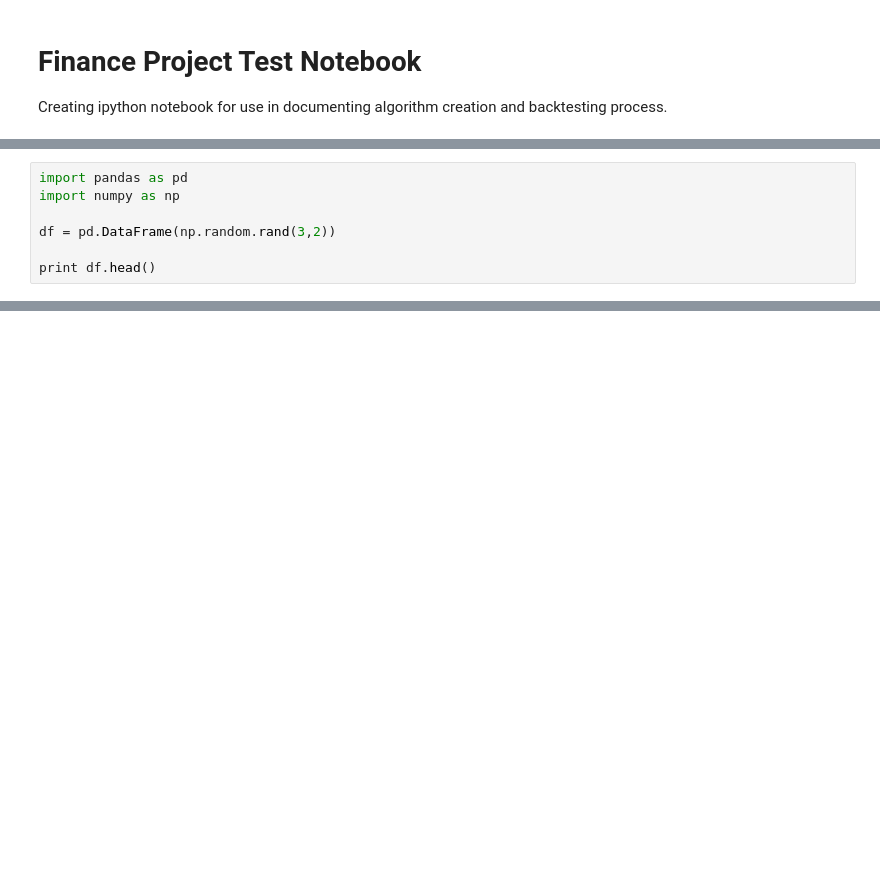
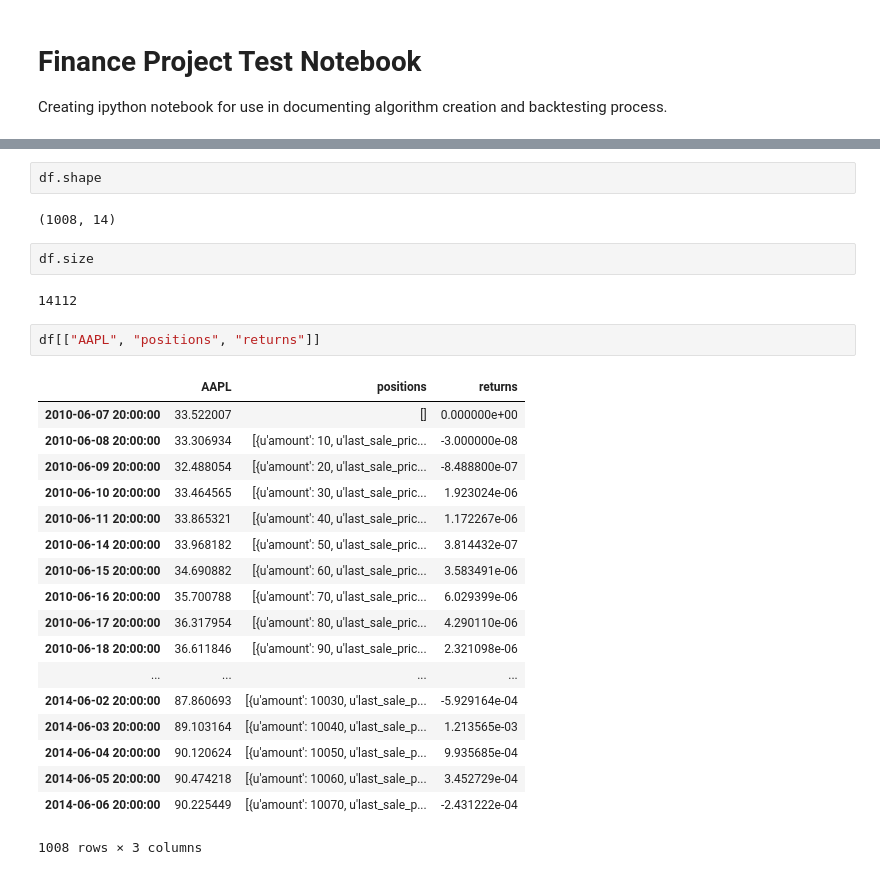
Before and after one commit to kushthaker/flask-app, a Jupyter notebook: Finance_Project.ipynb, the cells around one changed output, grey strips where cells are left out. Drawn from its saved outputs; the diff is of its cells as text; blank space fills up the shorter version.

```diff
--- a/Finance_Project.ipynb
+++ b/Finance_Project.ipynb
@@ -9,7 +4,0 @@ hello_world
-# %%
-import pandas as pd
-import numpy as np
-
-df = pd.DataFrame(np.random.rand(3,2))
-
-print df.head()
@@ -27,0 +35,29 @@ df.apply(lambda x: x ** 2, axis=0)
+# %%
+df.shape
+# %% [output]
+(1008, 14)
+# %%
+df.size
+# %% [output]
+14112
+# %%
+df[["AAPL", "positions", "returns"]]
+# %% [output]
+|  | AAPL | positions | returns |
+| 2010-06-07 20:00:00 | 33.522007 | [] | 0.000000e+00 |
+| 2010-06-08 20:00:00 | 33.306934 | [{u'amount': 10, u'last_sale_pric... | -3.000000e-08 |
+| 2010-06-09 20:00:00 | 32.488054 | [{u'amount': 20, u'last_sale_pric... | -8.488800e-07 |
+| 2010-06-10 20:00:00 | 33.464565 | [{u'amount': 30, u'last_sale_pric... | 1.923024e-06 |
+| 2010-06-11 20:00:00 | 33.865321 | [{u'amount': 40, u'last_sale_pric... | 1.172267e-06 |
+| 2010-06-14 20:00:00 | 33.968182 | [{u'amount': 50, u'last_sale_pric... | 3.814432e-07 |
+| 2010-06-15 20:00:00 | 34.690882 | [{u'amount': 60, u'last_sale_pric... | 3.583491e-06 |
+| 2010-06-16 20:00:00 | 35.700788 | [{u'amount': 70, u'last_sale_pric... | 6.029399e-06 |
+| 2010-06-17 20:00:00 | 36.317954 | [{u'amount': 80, u'last_sale_pric... | 4.290110e-06 |
+| 2010-06-18 20:00:00 | 36.611846 | [{u'amount': 90, u'last_sale_pric... | 2.321098e-06 |
+| ... | ... | ... | ... |
+| 2014-06-02 20:00:00 | 87.860693 | [{u'amount': 10030, u'last_sale_p... | -5.929164e-04 |
+| 2014-06-03 20:00:00 | 89.103164 | [{u'amount': 10040, u'last_sale_p... | 1.213565e-03 |
+| 2014-06-04 20:00:00 | 90.120624 | [{u'amount': 10050, u'last_sale_p... | 9.935685e-04 |
+| 2014-06-05 20:00:00 | 90.474218 | [{u'amount': 10060, u'last_sale_p... | 3.452729e-04 |
+| 2014-06-06 20:00:00 | 90.225449 | [{u'amount': 10070, u'last_sale_p... | -2.431222e-04 |
+1008 rows × 3 columns
```
Also changed, not shown: parts of 18 cells of this notebook, 1 other file.
